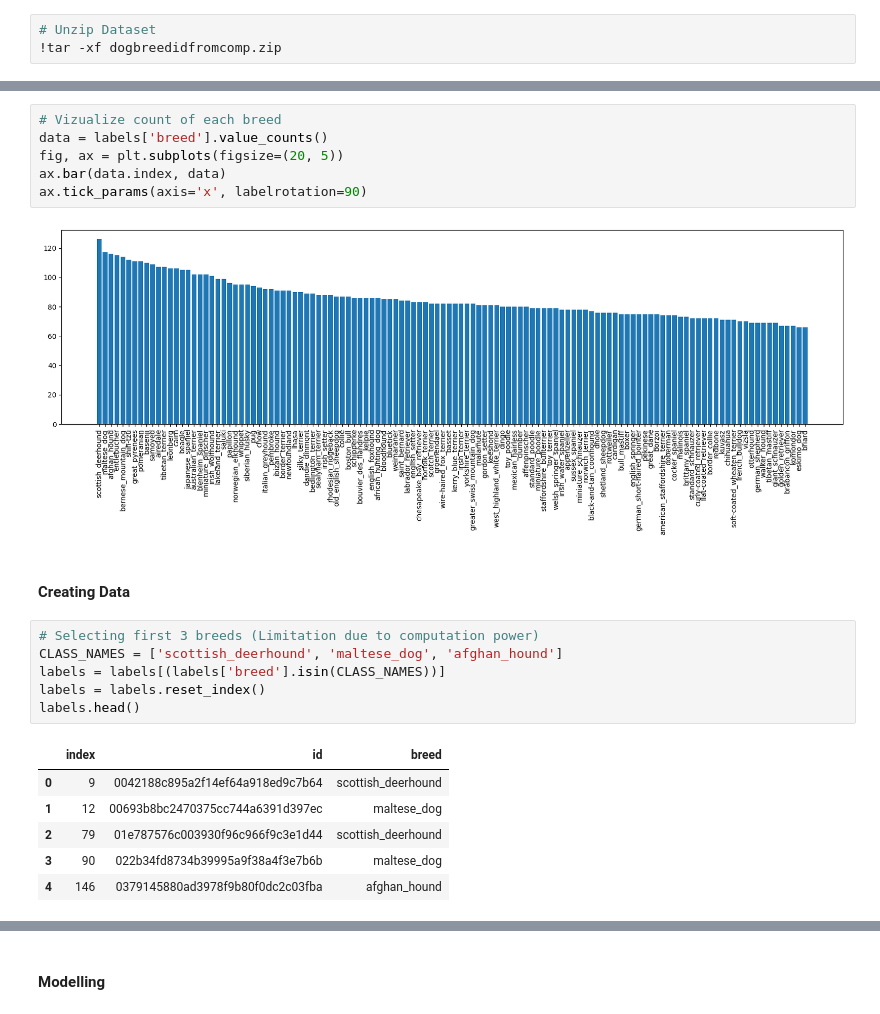
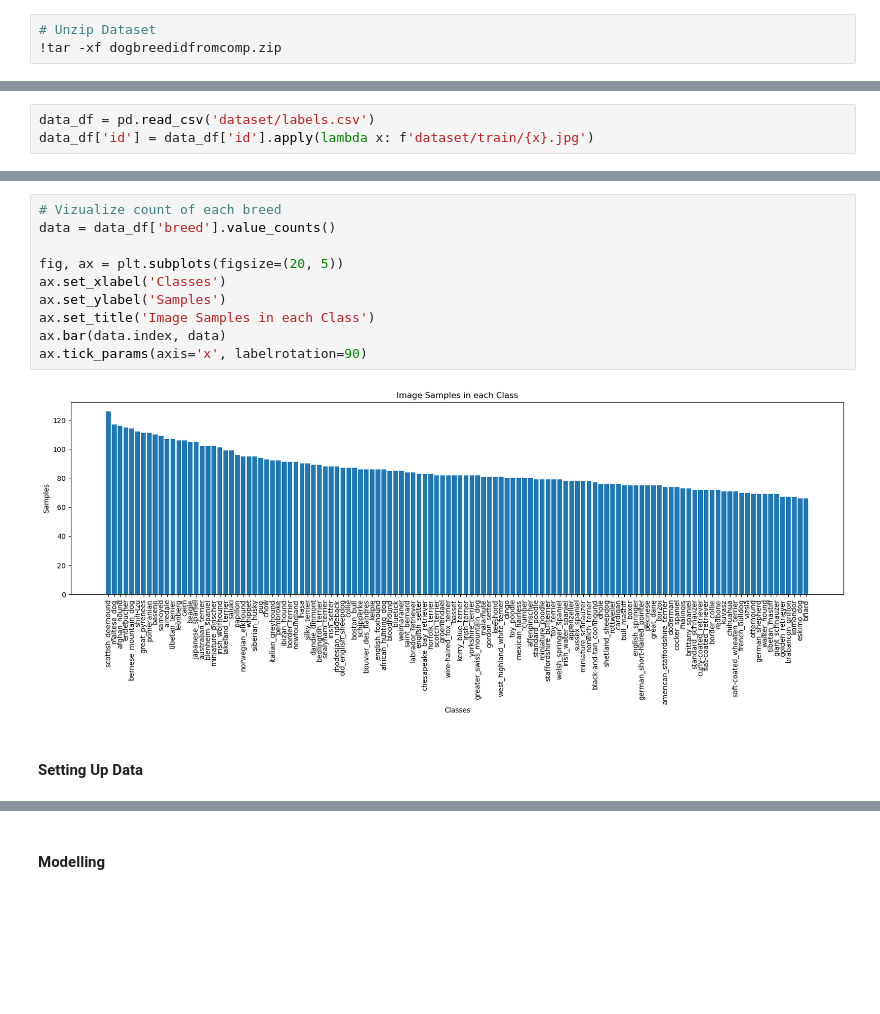
Before and after one commit to Pranav-Nagpure/Dog-Breed-Prediction-NB, a Jupyter notebook: Dog Breed Prediction.ipynb, the cells around one changed output, grey strips where cells are left out. Saved outputs shown, nothing was run; the diff lists cells and outputs as text; blank space fills up the shorter version.

```diff
--- a/Dog Breed Prediction.ipynb
+++ b/Dog Breed Prediction.ipynb
@@ -43,0 +45,3 @@ labels.head()
+# %%
+data_df = pd.read_csv('dataset/labels.csv')
+data_df['id'] = data_df['id'].apply(lambda x: f'dataset/train/{x}.jpg')
@@ -44,23 +63,14 @@ labels.head()
 # %%
 # Vizualize count of each breed
-data = labels['breed'].value_counts()
+data = data_df['breed'].value_counts()
+
 fig, ax = plt.subplots(figsize=(20, 5))
+ax.set_xlabel('Classes')
+ax.set_ylabel('Samples')
+ax.set_title('Image Samples in each Class')
 ax.bar(data.index, data)
 ax.tick_params(axis='x', labelrotation=90)
 # %% [output]
-[figure, old version]
+[figure, new version]
 # %% [markdown]
-#### Creating Data
+#### Setting Up Data
-# %%
-# Selecting first 3 breeds (Limitation due to computation power)
-CLASS_NAMES = ['scottish_deerhound', 'maltese_dog', 'afghan_hound']
-labels = labels[(labels['breed'].isin(CLASS_NAMES))]
-labels = labels.reset_index()
-labels.head()
-# %% [output]
-|  | index | id | breed |
-| 0 | 9 | 0042188c895a2f14ef64a918ed9c7b64 | scottish_deerhound |
-| 1 | 12 | 00693b8bc2470375cc744a6391d397ec | maltese_dog |
-| 2 | 79 | 01e787576c003930f96c966f9c3e1d44 | scottish_deerhound |
-| 3 | 90 | 022b34fd8734b39995a9f38a4f3e7b6b | maltese_dog |
-| 4 | 146 | 0379145880ad3978f9b80f0dc2c03fba | afghan_hound |
```
Also changed, not shown: parts of 21 cells of this notebook, 4 other files.
